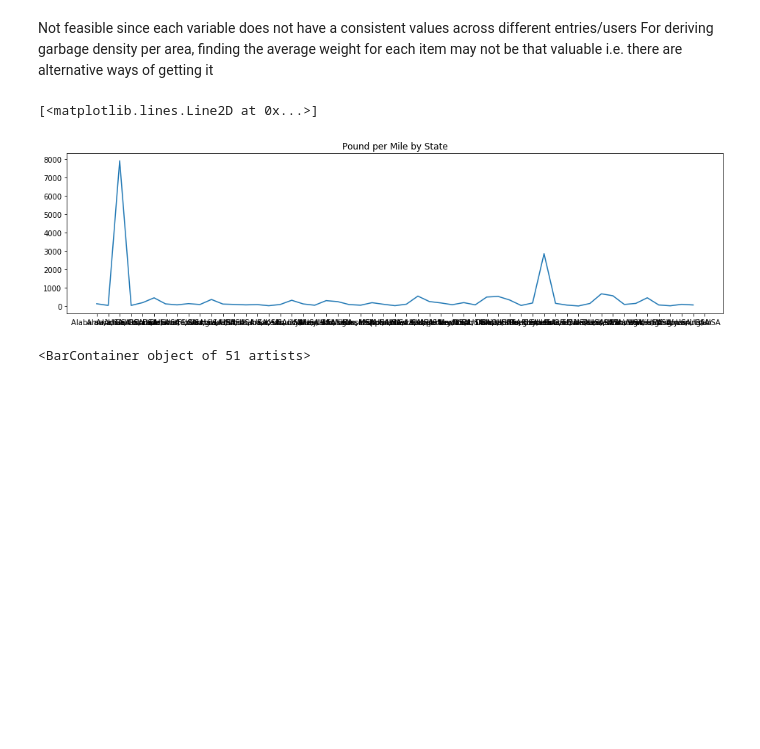
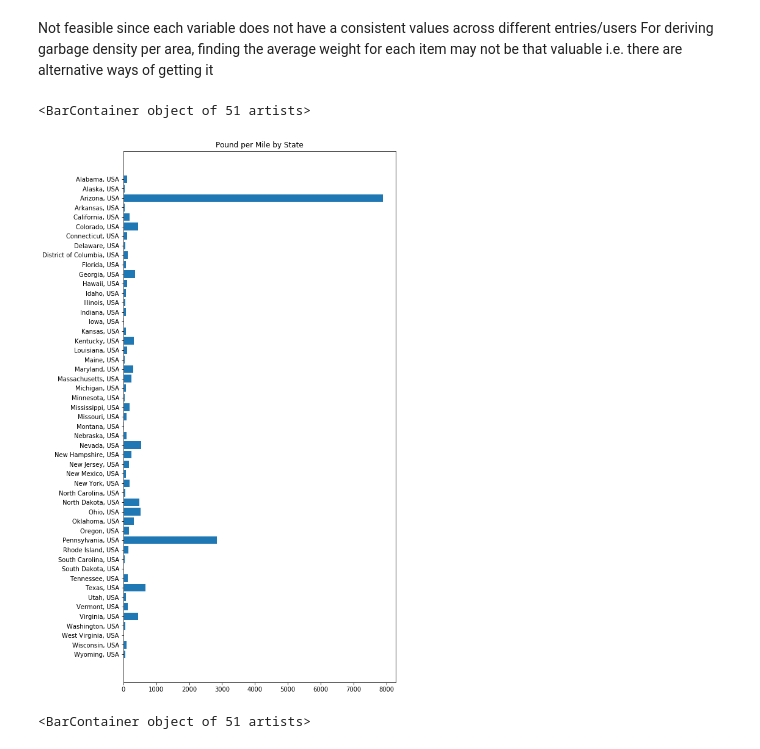
Before and after one commit to privat33r/dc20075-ocean, a Jupyter notebook: ocean-cleanup.ipynb, the cells around one changed output. Drawn from its saved outputs; the diff is of its cells as text; code cells hidden in the pictures; blank space fills up the shorter version.

```diff
--- a/ocean-cleanup.ipynb
+++ b/ocean-cleanup.ipynb
@@ -345,3 +351,15 @@ plt.hist(dates,75)
         737287.16      , 737319.10666667, 737351.05333333, 737383.        ]),
  <a list of 75 Patch objects>)
 [figure]
+# %%
+groupSize = []
+
+for index, row in ocean.iterrows():
+    if row['Cleanup Type'] == 'Watercraft (powerboat, sailboat, kayak or canoe)':
+        groupSize.append(row['People'])
+
+plt.figure(figsize=(16, 4))
+plt.title('Group Sizes')
+plt.hist(groupSize,70)
+
+sum(groupSize)
@@ -347,0 +369,7 @@ plt.hist(dates,75)
+# %%
+zones = set()
+
+for index, row in ocean.iterrows():
+    zones.add(row['Cleanup Type'])
+
+list(zones)
@@ -386,17 +419,17 @@ del stateStats['United States']
 # %%
 v = list()
 k = list()
 
-for key,value in sorted(stateStats.items()):
+for key,value in sorted(stateStats.items(),reverse=True):
     k.append(key)
     v.append(value[0]/value[1])
 
-plt.figure(figsize=(16, 4))
+plt.figure(figsize=(8, 16))
 plt.title('Pound per Mile by State')
-plt.plot(k,v)
+plt.barh(k,v)
 # %% [output]
-[<matplotlib.lines.Line2D at 0x...>]
+<BarContainer object of 51 artists>
-[figure, old version]
+[figure, new version]
 # %%
 v = list()
 k = list()
```
Also changed, not shown: parts of 4 cells of this notebook.
